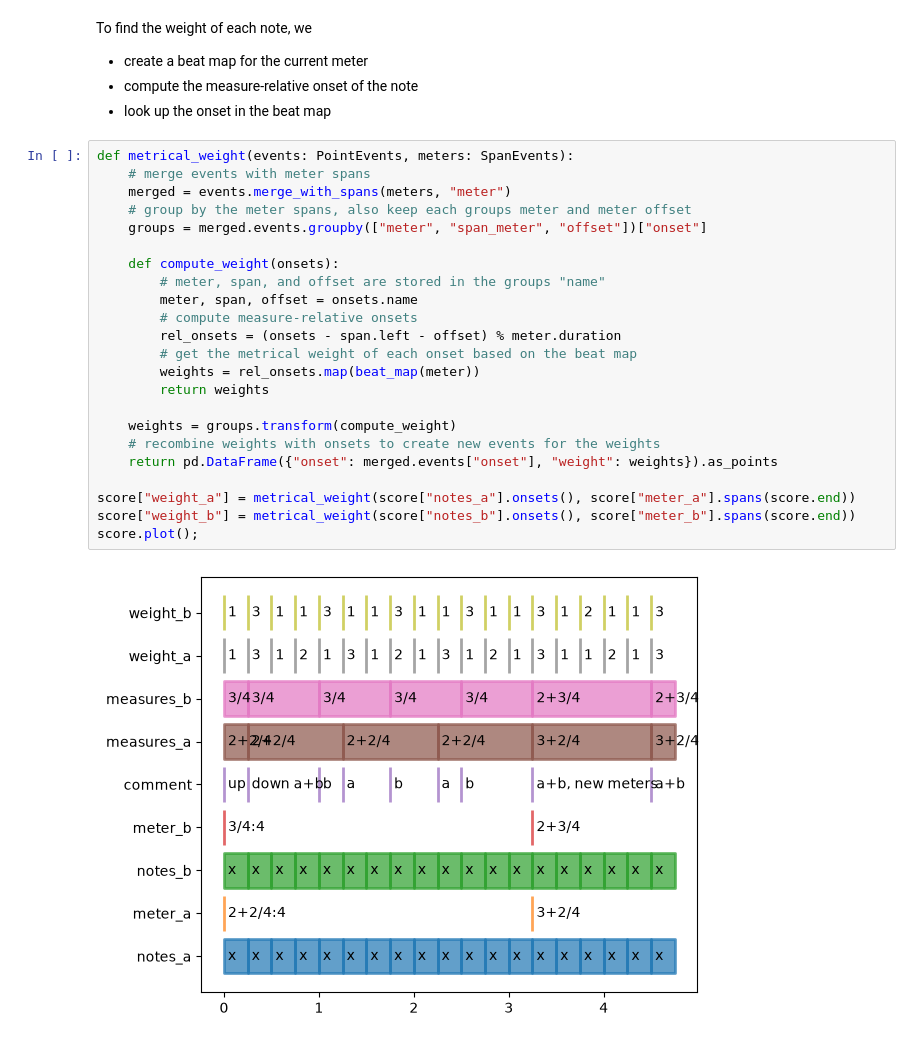
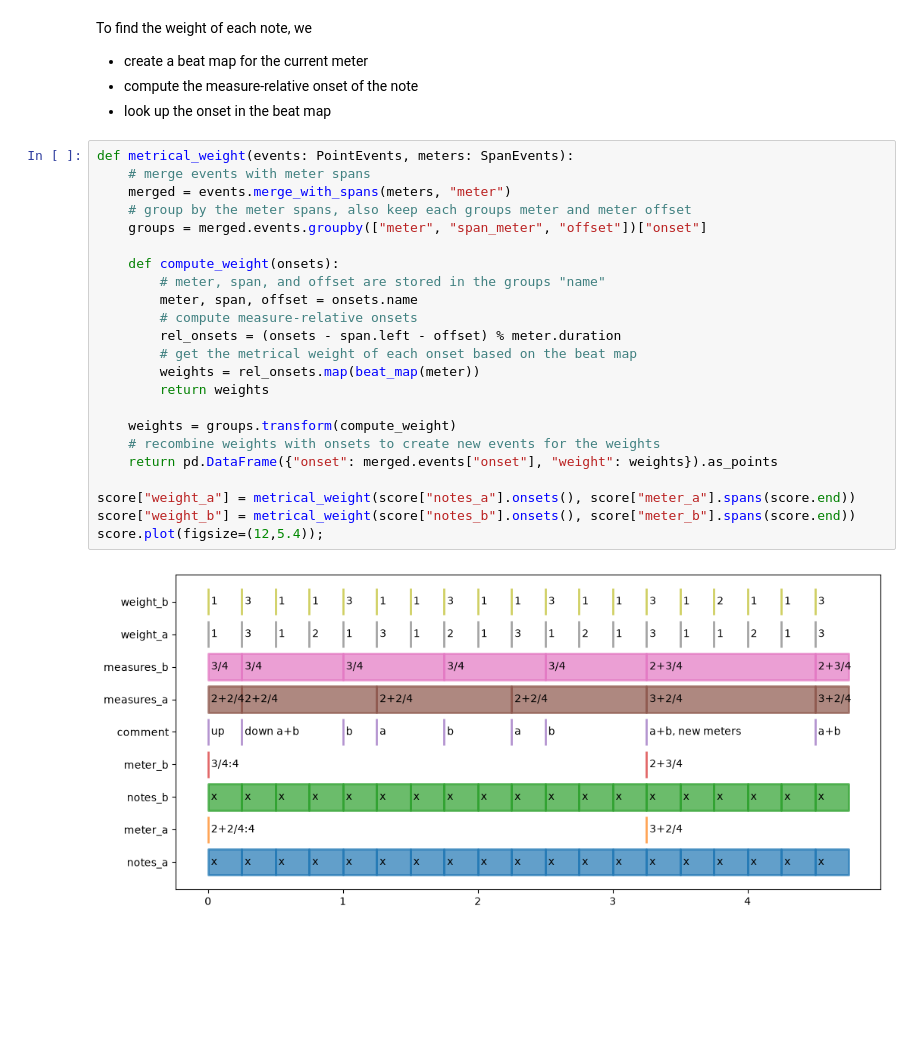
Before and after one commit to Amsterdam-Music-Lab/music-format-experiments, a Jupyter notebook: examples.ipynb, the cells around one changed output. Saved outputs shown, nothing was run; the diff lists cells and outputs as text; blank space fills up the shorter version.

```diff
--- a/examples.ipynb
+++ b/examples.ipynb
@@ -814,25 +814,25 @@ To find the weight of each note, we
 # %%
 def metrical_weight(events: PointEvents, meters: SpanEvents):
     # merge events with meter spans
     merged = events.merge_with_spans(meters, "meter")
     # group by the meter spans, also keep each groups meter and meter offset
     groups = merged.events.groupby(["meter", "span_meter", "offset"])["onset"]
 
     def compute_weight(onsets):
         # meter, span, and offset are stored in the groups "name"
         meter, span, offset = onsets.name
         # compute measure-relative onsets
         rel_onsets = (onsets - span.left - offset) % meter.duration
         # get the metrical weight of each onset based on the beat map
         weights = rel_onsets.map(beat_map(meter))
         return weights
 
     weights = groups.transform(compute_weight)
     # recombine weights with onsets to create new events for the weights
     return pd.DataFrame({"onset": merged.events["onset"], "weight": weights}).as_points
 
 score["weight_a"] = metrical_weight(score["notes_a"].onsets(), score["meter_a"].spans(score.end))
 score["weight_b"] = metrical_weight(score["notes_b"].onsets(), score["meter_b"].spans(score.end))
-score.plot();
+score.plot(figsize=(12,5.4));
 # %% [output]
-[figure, old version]
+[figure, new version]
```
Also changed, not shown: parts of 1 cell of this notebook.
